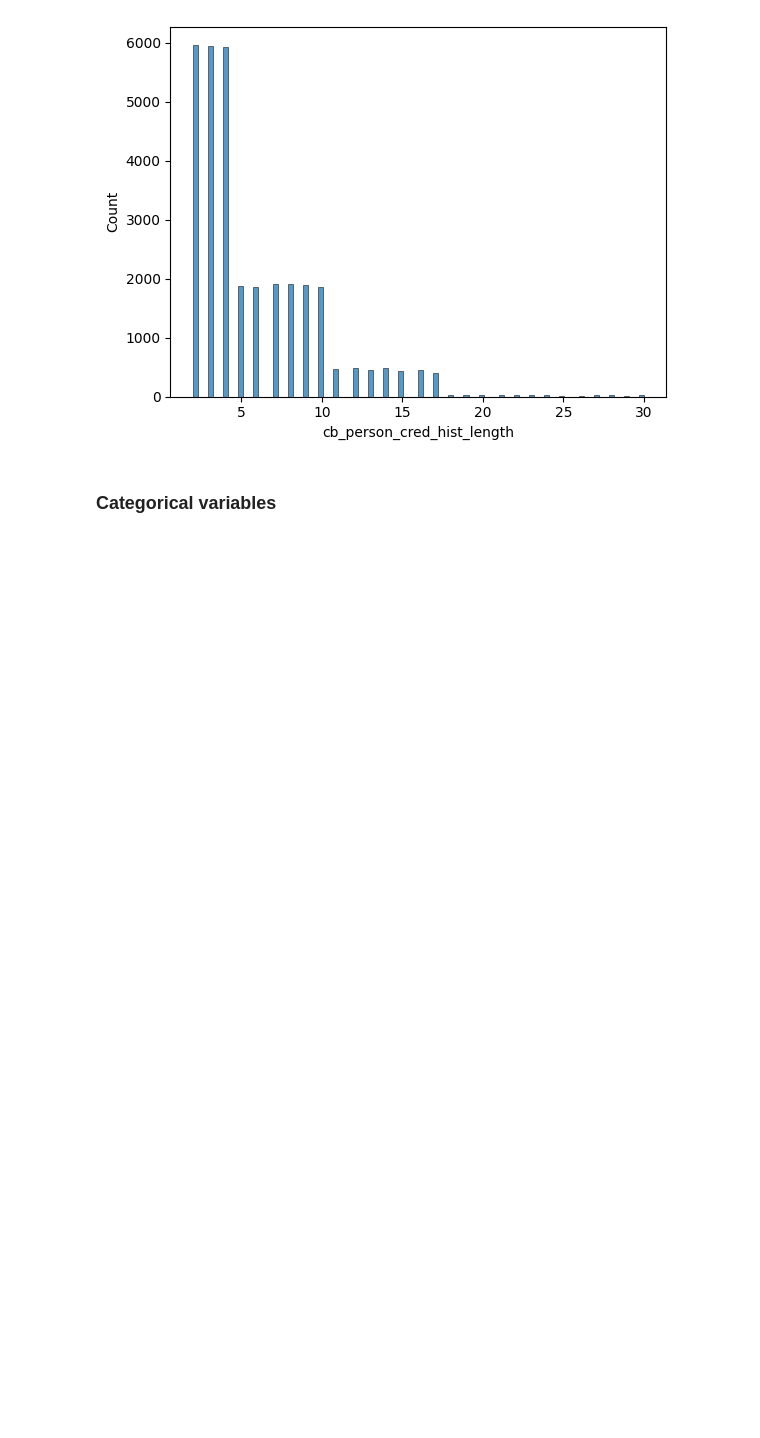
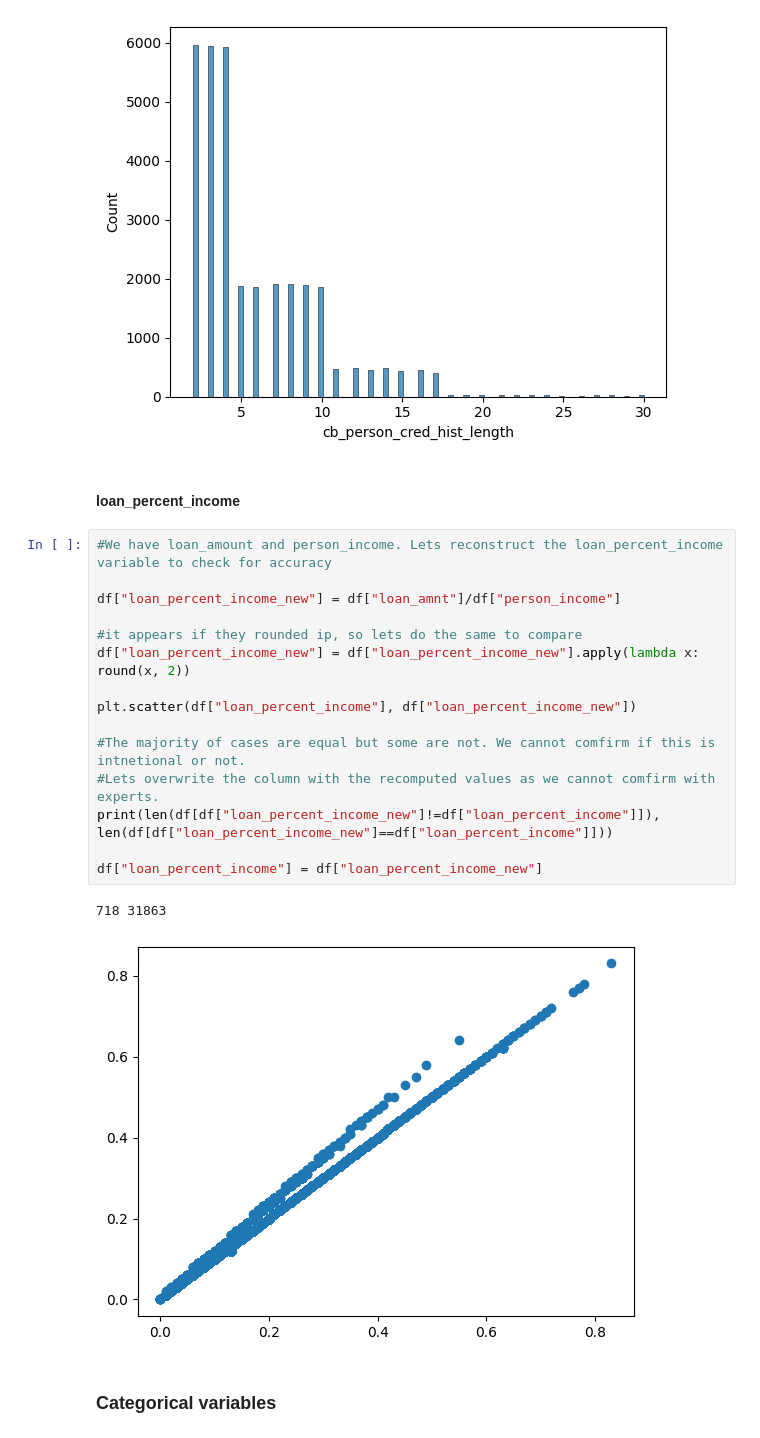
Before and after one commit to shemkatz/credit_risk, a Jupyter notebook: notebook.ipynb, the cells around one changed output. Cells and saved outputs as stored; diff of their text form; blank space fills up the shorter version.

```diff
--- a/notebook.ipynb
+++ b/notebook.ipynb
@@ -158,6 +158,26 @@ for col in n_vars:
 [figure]
 [figure]
 [figure]
+# %% [markdown]
+#### loan_percent_income
+# %%
+#We have loan_amount and person_income. Lets reconstruct the loan_percent_income variable to check for accuracy
+
+df["loan_percent_income_new"] = df["loan_amnt"]/df["person_income"]
+
+#it appears if they rounded ip, so lets do the same to compare
+df["loan_percent_income_new"] = df["loan_percent_income_new"].apply(lambda x: round(x, 2))
+
+plt.scatter(df["loan_percent_income"], df["loan_percent_income_new"])
+
+#The majority of cases are equal but some are not. We cannot comfirm if this is intnetional or not.
+#Lets overwrite the column with the recomputed values as we cannot comfirm with experts.
+print(len(df[df["loan_percent_income_new"]!=df["loan_percent_income"]]), len(df[df["loan_percent_income_new"]==df["loan_percent_income"]]))
+
+df["loan_percent_income"] = df["loan_percent_income_new"]
+# %% [output]
+718 31863
+[figure, added]
 # %% [markdown]
 ### Categorical variables
 # %%
```
Also changed, not shown: parts of 32 cells of this notebook.
